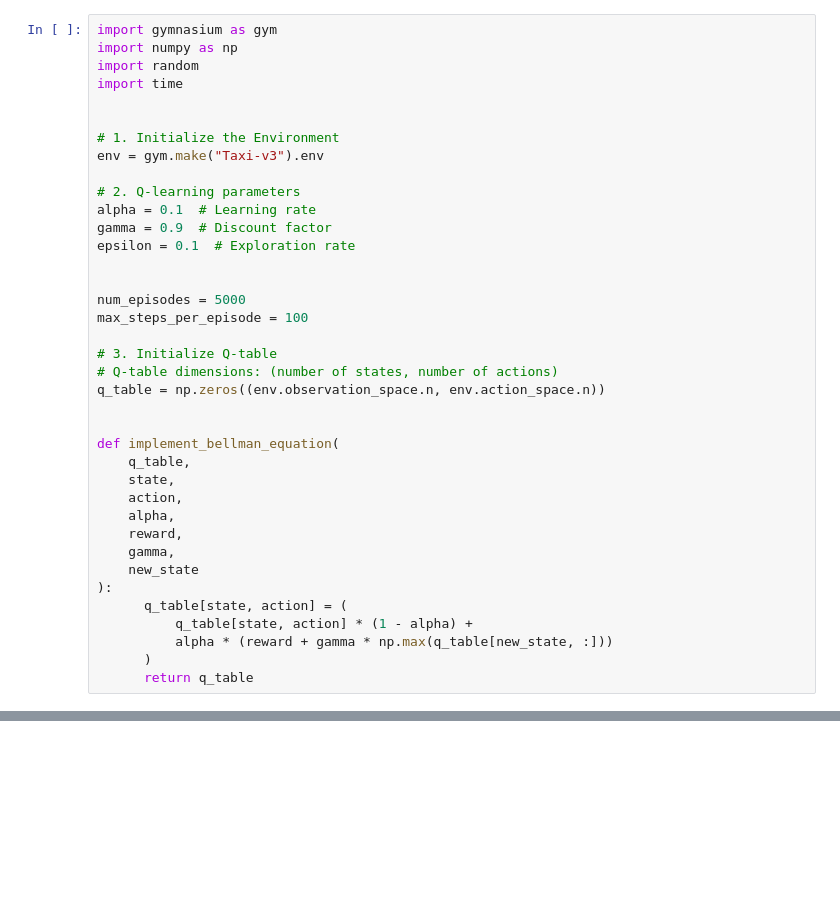
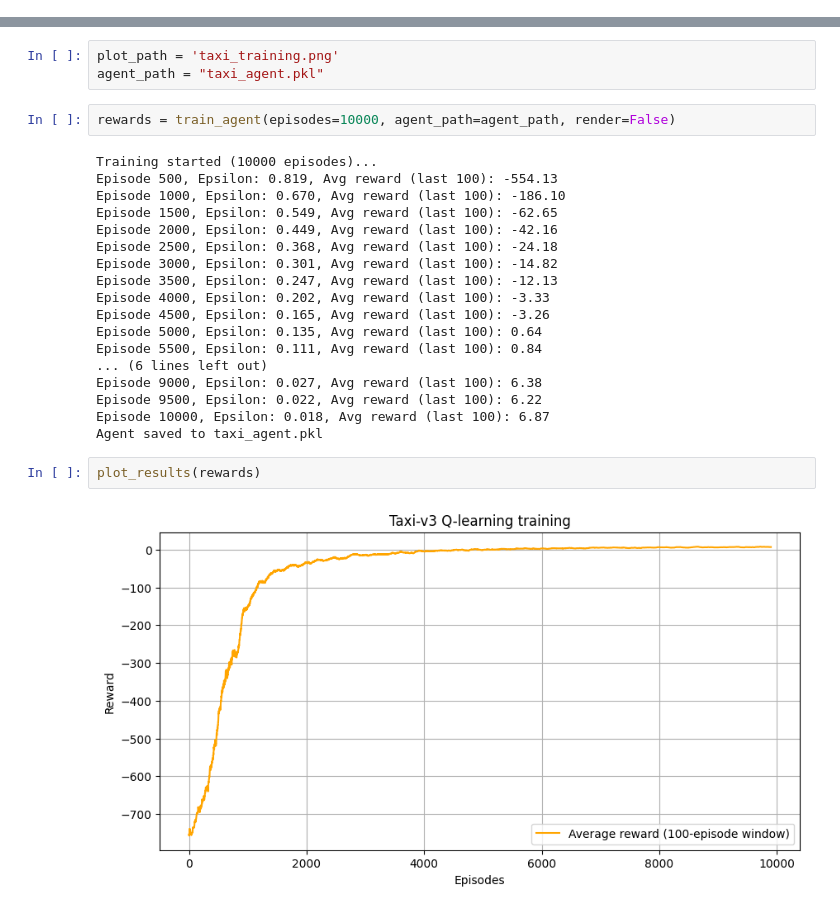
Before and after one commit to Vinneypohh/otus-rl, a Jupyter notebook: notebooks/mdp_q_learning.ipynb, the cells around one changed output, grey strips where cells are left out. Cells and saved outputs as stored; diff of their text form; blank space fills up the shorter version.

```diff
--- a/notebooks/mdp_q_learning.ipynb
+++ b/notebooks/mdp_q_learning.ipynb
@@ -1,38 +0,0 @@
-# %%
-import gymnasium as gym
-import numpy as np
-import random
-import time
-
-
-# 1. Initialize the Environment
-env = gym.make("Taxi-v3").env
-
-# 2. Q-learning parameters
-alpha = 0.1  # Learning rate
-gamma = 0.9  # Discount factor
-epsilon = 0.1  # Exploration rate
-
-
-num_episodes = 5000
-max_steps_per_episode = 100
-
-# 3. Initialize Q-table
-# Q-table dimensions: (number of states, number of actions)
-q_table = np.zeros((env.observation_space.n, env.action_space.n))
-
-
-def implement_bellman_equation(
-    q_table,
-    state,
-    action,
-    alpha,
-    reward,
-    gamma,
-    new_state
-):
-      q_table[state, action] = (
-          q_table[state, action] * (1 - alpha) +
-          alpha * (reward + gamma * np.max(q_table[new_state, :]))
-      )
-      return q_table
@@ -96,0 +168,27 @@ Training finished!
+# %%
+plot_path = 'taxi_training.png'
+agent_path = "taxi_agent.pkl"
+# %%
+rewards = train_agent(episodes=10000, agent_path=agent_path, render=False)
+# %% [output]
+Training started (10000 episodes)...
+Episode 500, Epsilon: 0.819, Avg reward (last 100): -554.13
+Episode 1000, Epsilon: 0.670, Avg reward (last 100): -186.10
+Episode 1500, Epsilon: 0.549, Avg reward (last 100): -62.65
+Episode 2000, Epsilon: 0.449, Avg reward (last 100): -42.16
+Episode 2500, Epsilon: 0.368, Avg reward (last 100): -24.18
+Episode 3000, Epsilon: 0.301, Avg reward (last 100): -14.82
+Episode 3500, Epsilon: 0.247, Avg reward (last 100): -12.13
+Episode 4000, Epsilon: 0.202, Avg reward (last 100): -3.33
+Episode 4500, Epsilon: 0.165, Avg reward (last 100): -3.26
+Episode 5000, Epsilon: 0.135, Avg reward (last 100): 0.64
+Episode 5500, Epsilon: 0.111, Avg reward (last 100): 0.84
+... (6 lines left out)
+Episode 9000, Epsilon: 0.027, Avg reward (last 100): 6.38
+Episode 9500, Epsilon: 0.022, Avg reward (last 100): 6.22
+Episode 10000, Epsilon: 0.018, Avg reward (last 100): 6.87
+Agent saved to taxi_agent.pkl
+# %%
+plot_results(rewards)
+# %% [output]
+[figure, added]
```
Also changed, not shown: parts of 7 cells of this notebook, 1 other file.
